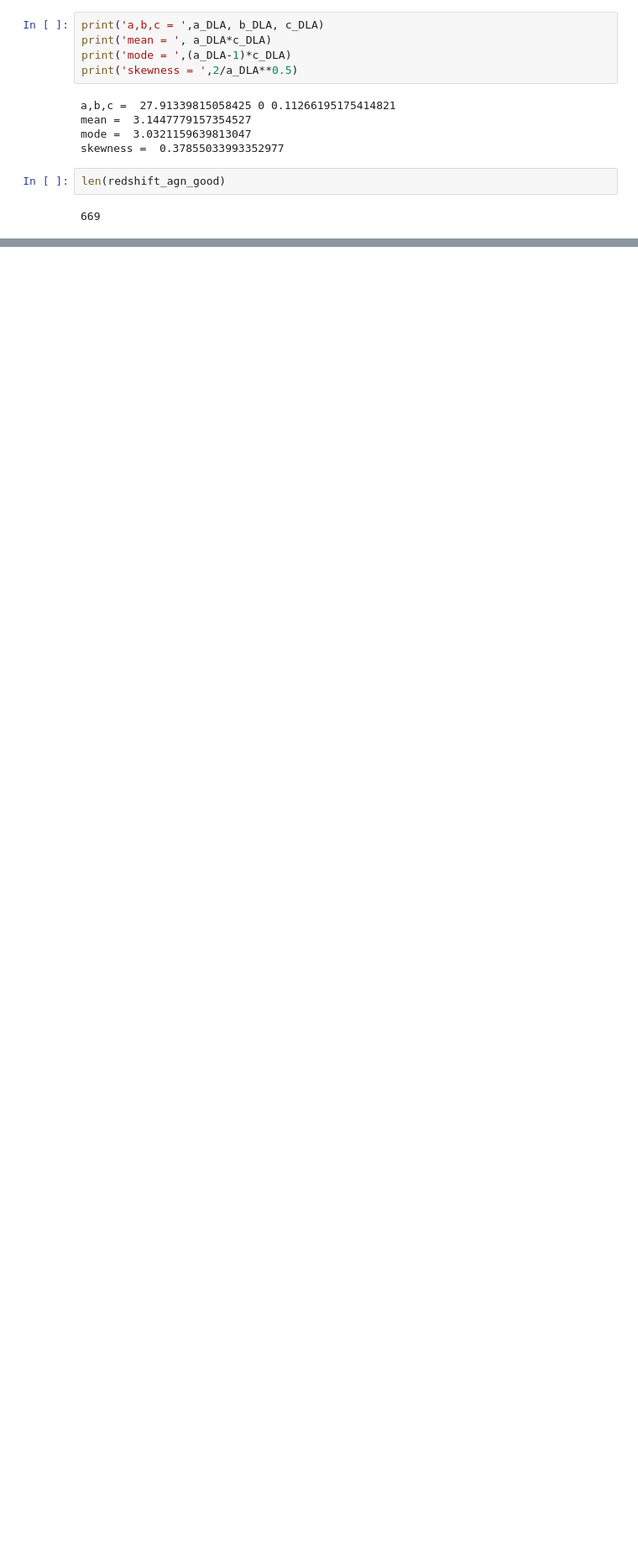
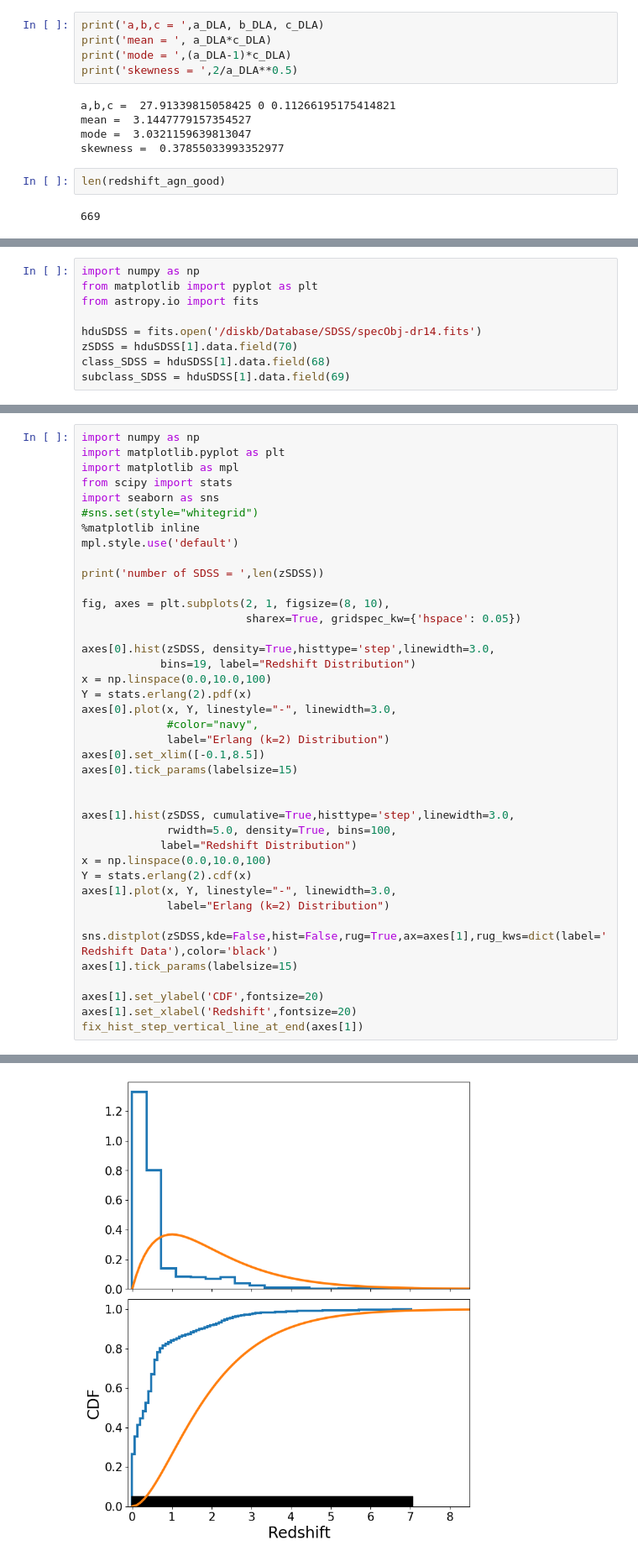
Before and after one commit to Lang-Shao/graduate_cource, a Jupyter notebook: Using_Python/My_Codes/Statistics/redshift_distribution/redshift_distribution.ipynb, the cells around one changed output, grey strips where cells are left out. Shown at 84% size. Saved outputs shown, nothing was run; the diff lists cells and outputs as text; blank space fills up the shorter version.

Commit message:
add SDSS redshift

```diff
--- a/Using_Python/My_Codes/Statistics/redshift_distribution/redshift_distribution.ipynb
+++ b/Using_Python/My_Codes/Statistics/redshift_distribution/redshift_distribution.ipynb
@@ -1608,0 +1613,9 @@ fix_hist_step_vertical_line_at_end(axes[1])
+# %%
+import numpy as np
+from matplotlib import pyplot as plt
+from astropy.io import fits
+
+hduSDSS = fits.open('/diskb/Database/SDSS/specObj-dr14.fits')
+zSDSS = hduSDSS[1].data.field(70)
+class_SDSS = hduSDSS[1].data.field(68)
+subclass_SDSS = hduSDSS[1].data.field(69)
@@ -1608,0 +1632,41 @@ fix_hist_step_vertical_line_at_end(axes[1])
+# %%
+import numpy as np
+import matplotlib.pyplot as plt
+import matplotlib as mpl
+from scipy import stats
+import seaborn as sns
+#sns.set(style="whitegrid")
+%matplotlib inline
+mpl.style.use('default')
+
+print('number of SDSS = ',len(zSDSS))
+
+fig, axes = plt.subplots(2, 1, figsize=(8, 10),
+                         sharex=True, gridspec_kw={'hspace': 0.05})
+
+axes[0].hist(zSDSS, density=True,histtype='step',linewidth=3.0,
+            bins=19, label="Redshift Distribution")
+x = np.linspace(0.0,10.0,100)
+Y = stats.erlang(2).pdf(x)
+axes[0].plot(x, Y, linestyle="-", linewidth=3.0,
+             #color="navy",
+             label="Erlang (k=2) Distribution")
+axes[0].set_xlim([-0.1,8.5])
+axes[0].tick_params(labelsize=15)
+
+
+axes[1].hist(zSDSS, cumulative=True,histtype='step',linewidth=3.0,
+             rwidth=5.0, density=True, bins=100,
+            label="Redshift Distribution")
+x = np.linspace(0.0,10.0,100)
+Y = stats.erlang(2).cdf(x)
+axes[1].plot(x, Y, linestyle="-", linewidth=3.0,
+             label="Erlang (k=2) Distribution")
+
+sns.distplot(zSDSS,kde=False,hist=False,rug=True,ax=axes[1],rug_kws=dict(label='Redshift Data'),color='black')
+axes[1].tick_params(labelsize=15)
+
+axes[1].set_ylabel('CDF',fontsize=20)
+axes[1].set_xlabel('Redshift',fontsize=20)
+fix_hist_step_vertical_line_at_end(axes[1])
+# %% [output]
@@ -1608,0 +1674 @@ fix_hist_step_vertical_line_at_end(axes[1])
+[figure, added]
```
Also changed, not shown: parts of 24 cells of this notebook, 1 other file.
